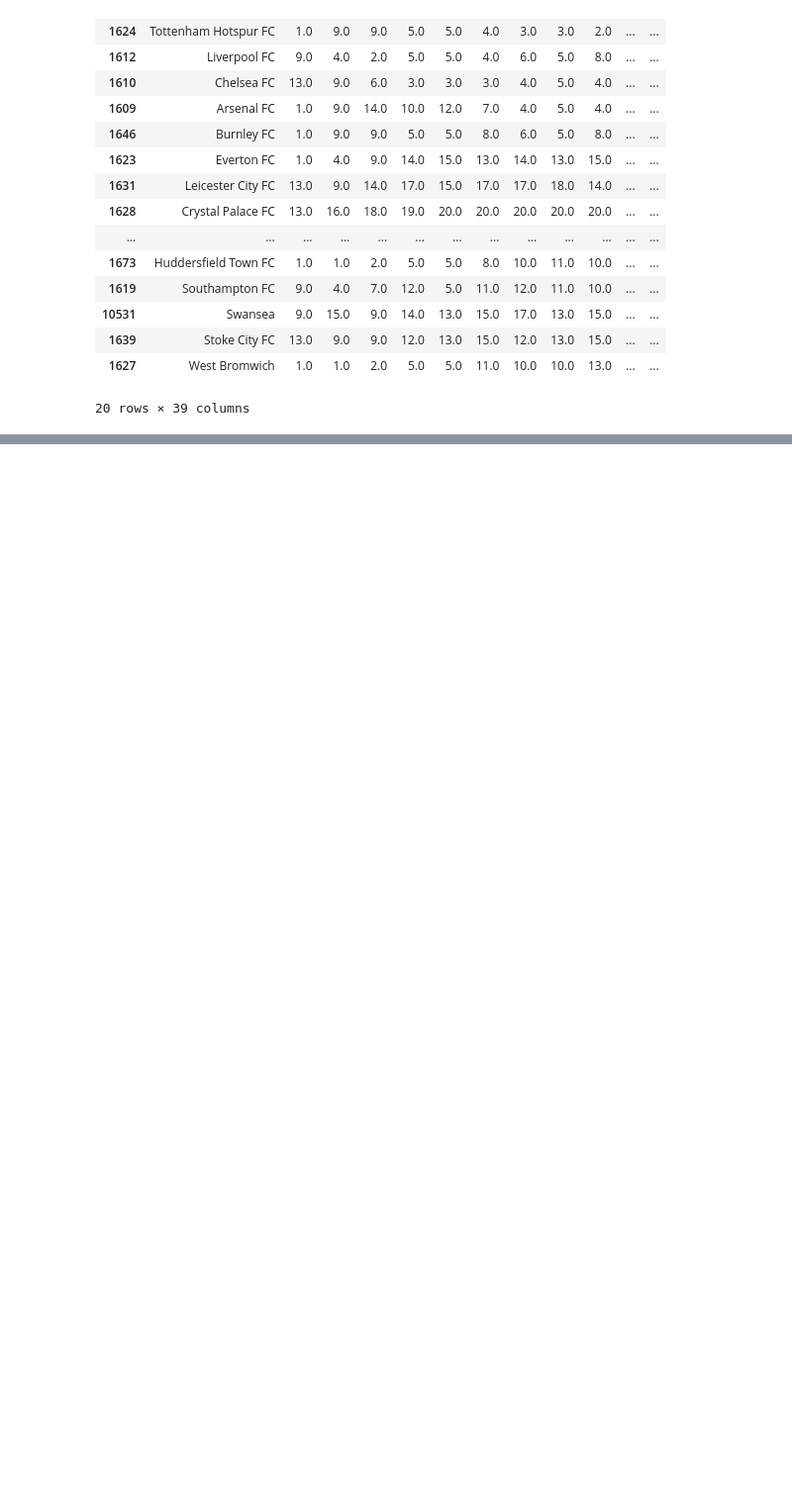
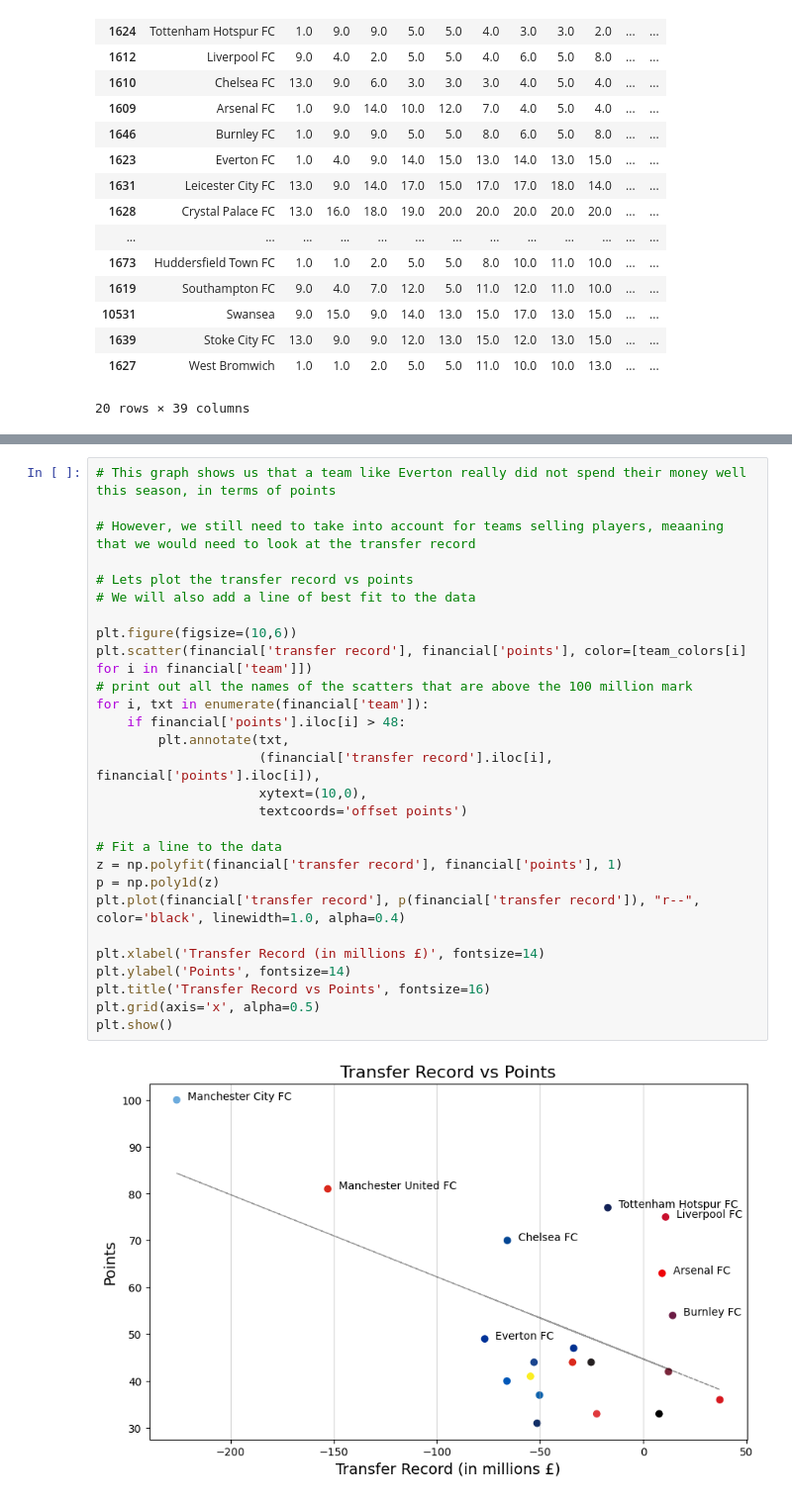
Before and after one commit to G4din/DM-Football, a Jupyter notebook: analysis/season_analysis.ipynb, the cells around one changed output, grey strips where cells are left out. Shown at 99% size. Drawn from its saved outputs; the diff is of its cells as text; blank space fills up the shorter version.

Commit message:
season_analysis 90%

```diff
--- a/analysis/season_analysis.ipynb
+++ b/analysis/season_analysis.ipynb
@@ -525,0 +730,30 @@ plt.show()
+# %%
+# This graph shows us that a team like Everton really did not spend their money well this season, in terms of points
+
+# However, we still need to take into account for teams selling players, meaaning that we would need to look at the transfer record
+
+# Lets plot the transfer record vs points
+# We will also add a line of best fit to the data
+
+plt.figure(figsize=(10,6))
+plt.scatter(financial['transfer record'], financial['points'], color=[team_colors[i] for i in financial['team']])
+# print out all the names of the scatters that are above the 100 million mark
+for i, txt in enumerate(financial['team']):
+    if financial['points'].iloc[i] > 48:
+        plt.annotate(txt,
+                     (financial['transfer record'].iloc[i], financial['points'].iloc[i]),
+                     xytext=(10,0),
+                     textcoords='offset points')
+
+# Fit a line to the data
+z = np.polyfit(financial['transfer record'], financial['points'], 1)
+p = np.poly1d(z)
+plt.plot(financial['transfer record'], p(financial['transfer record']), "r--", color='black', linewidth=1.0, alpha=0.4)
+
+plt.xlabel('Transfer Record (in millions £)', fontsize=14)
+plt.ylabel('Points', fontsize=14)
+plt.title('Transfer Record vs Points', fontsize=16)
+plt.grid(axis='x', alpha=0.5)
+plt.show()
+# %% [output]
+[figure, added]
```
Also changed, not shown: parts of 13 cells of this notebook.
